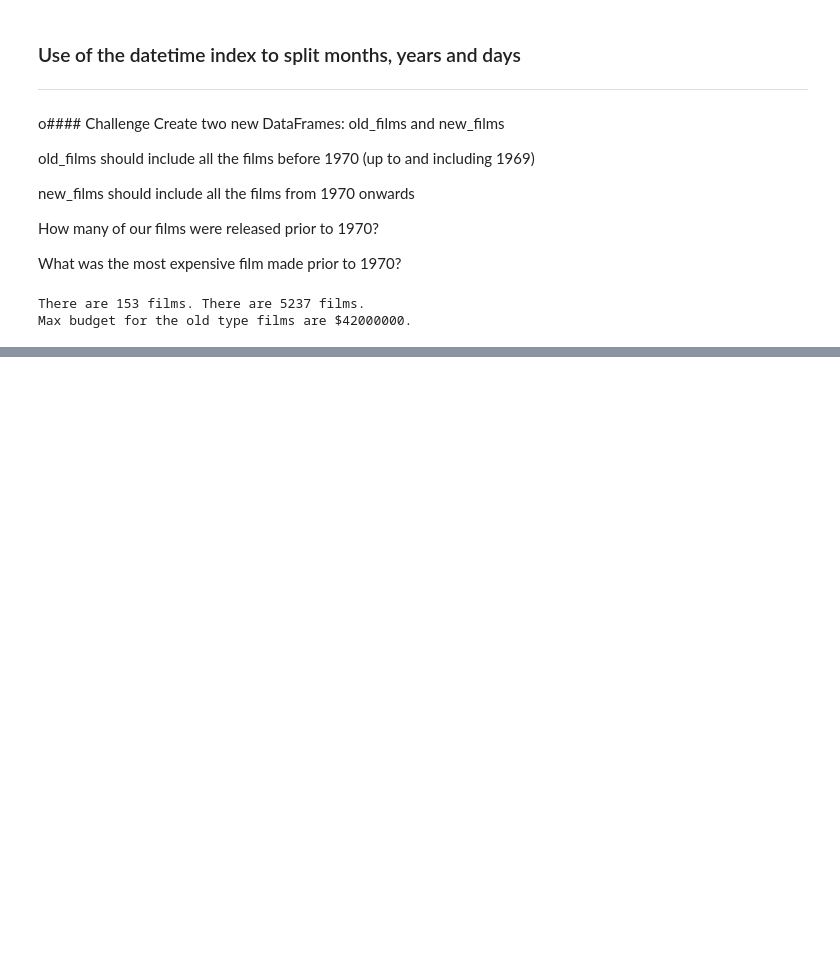
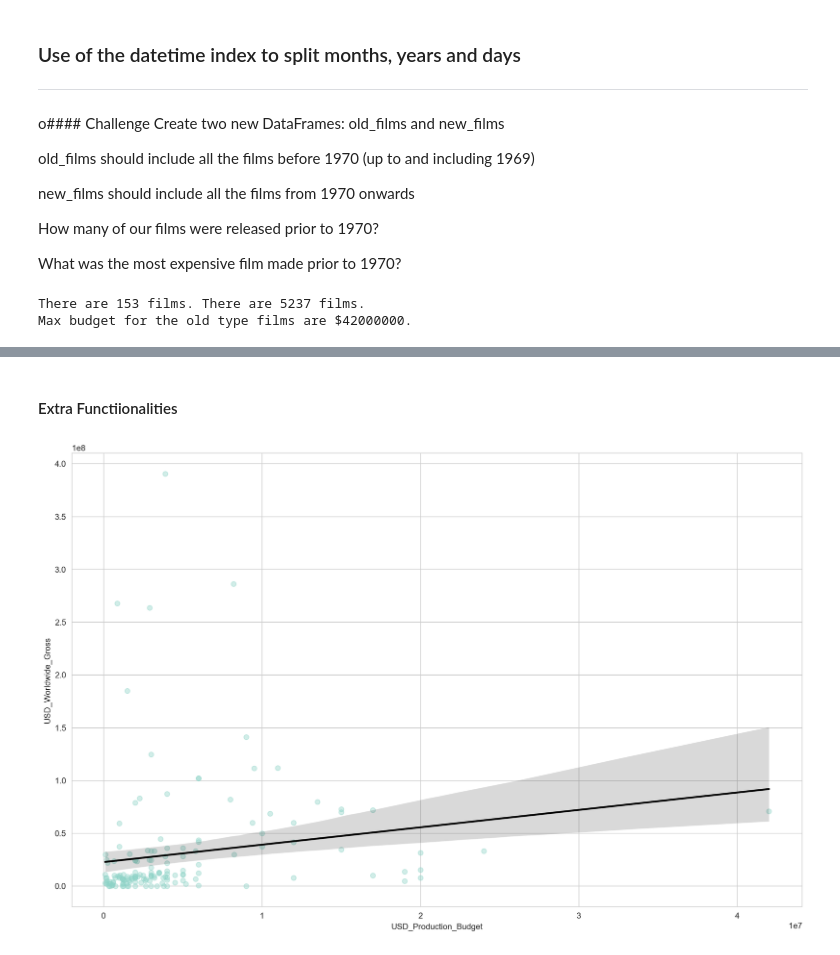
Before and after one commit to shane-221/Python_Basics, a Jupyter notebook: 09_Advanced-Data_Analysis(Pandas-Plotly-Seaborn)/78_Day_78_scikit/main.ipynb, the cells around one changed output, grey strips where cells are left out. Saved outputs shown, nothing was run; the diff lists cells and outputs as text; code cells hidden in the pictures; blank space fills up the shorter version.

```diff
--- a/09_Advanced-Data_Analysis(Pandas-Plotly-Seaborn)/78_Day_78_scikit/main.ipynb
+++ b/09_Advanced-Data_Analysis(Pandas-Plotly-Seaborn)/78_Day_78_scikit/main.ipynb
@@ -258,0 +269,12 @@ Max budget for the old type films are $42000000.
+# %% [markdown]
+#### Extra Functiionalities
+# %%
+plt.figure(figsize= (16, 10), dpi= 200)
+with sns.axes_style("whitegrid"):                    # Changes the visual style of seaborn
+    sns.regplot(data = old_films,
+                x= "USD_Production_Budget",
+                y= "USD_Worldwide_Gross",
+                scatter_kws= {"alpha": 0.4},        # 40% Opacity
+                line_kws={"color" :"black"})        # Solid Black line can also change linewidth , linestyle etc
+# %% [output]
+[figure, added]
```
Also changed, not shown: parts of 11 cells of this notebook.
